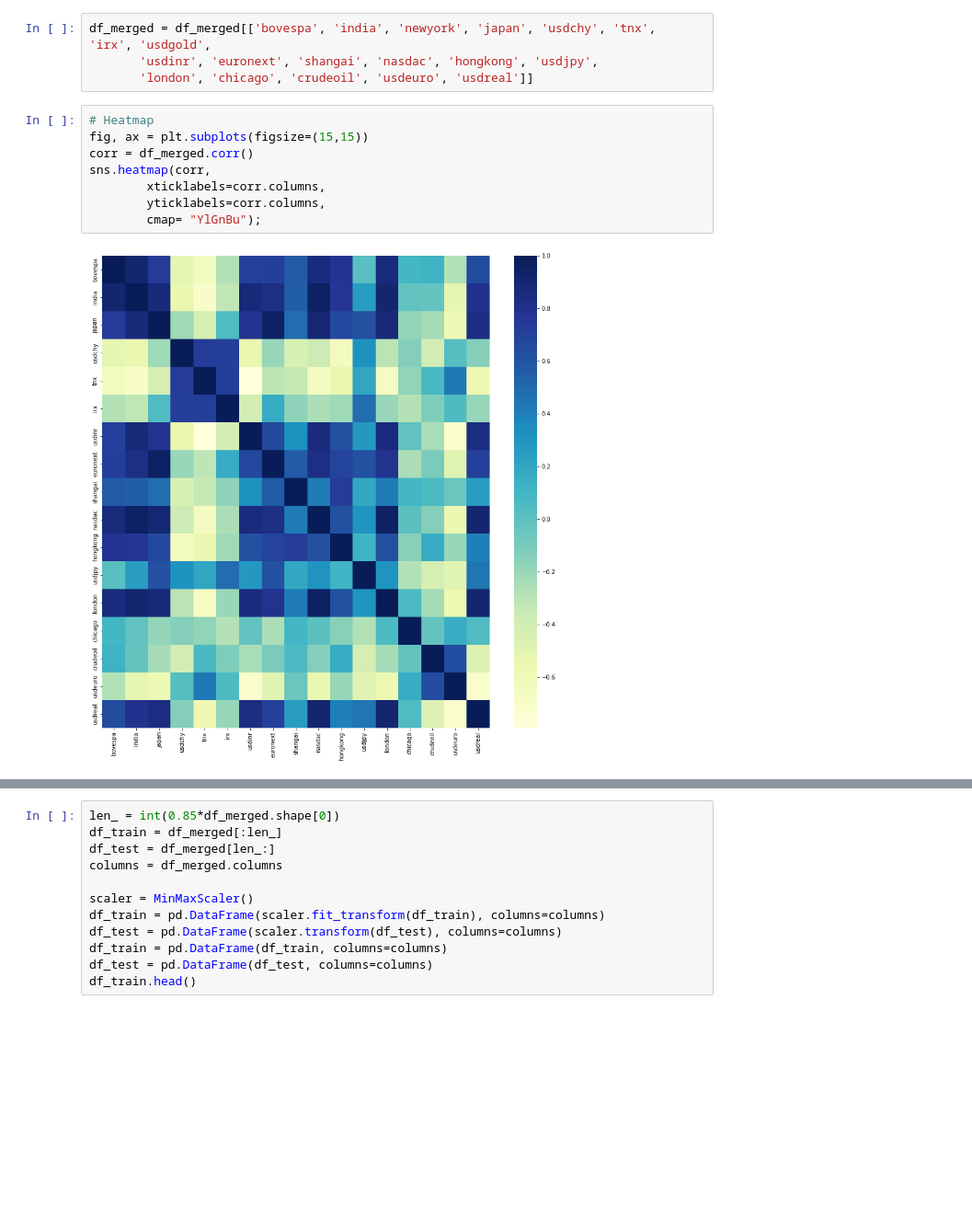
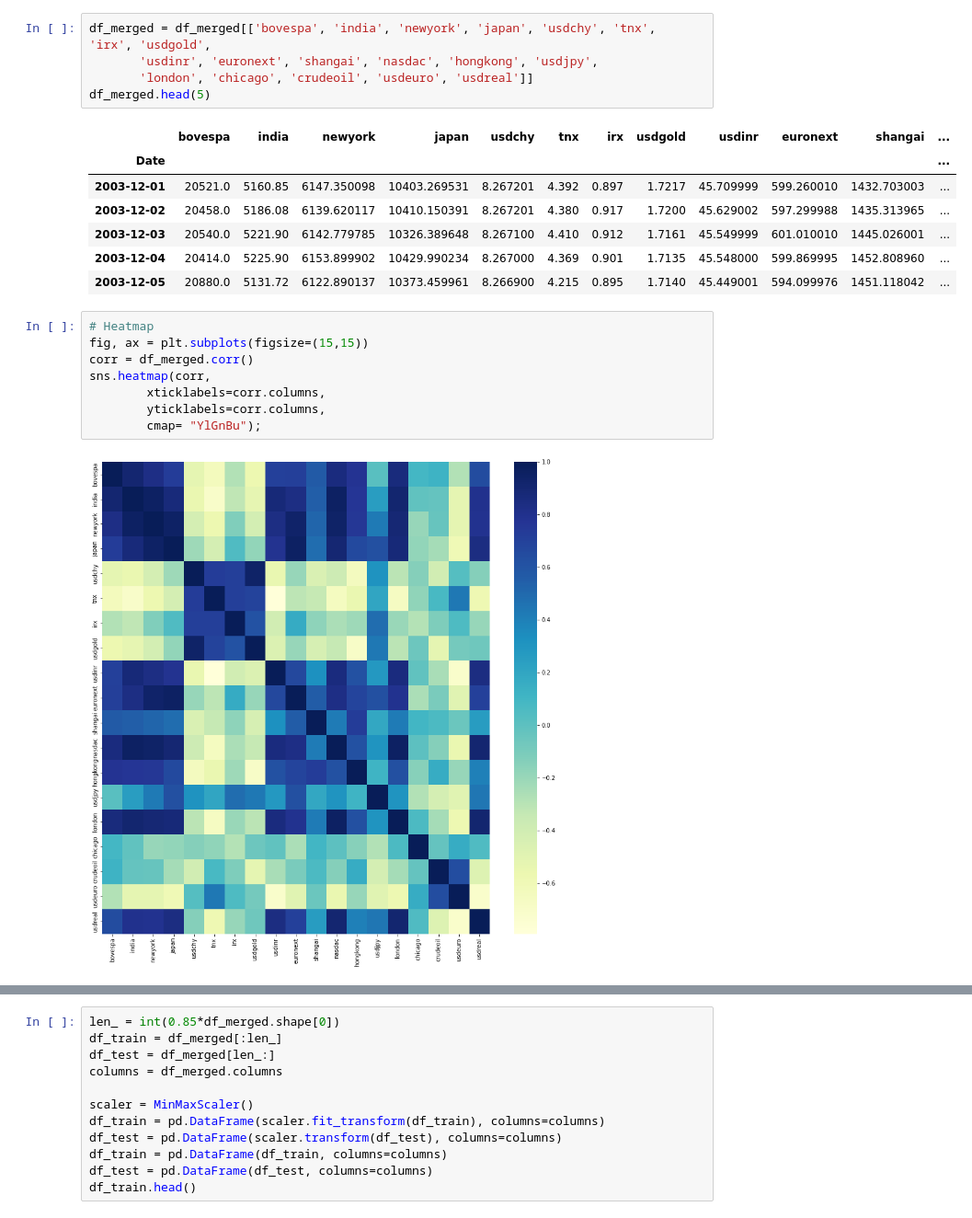
Before and after one commit to bulend-karadag/Recurrent-Neural-Network-Project, a Jupyter notebook: stockMarket.ipynb, the cells around one changed output, grey strips where cells are left out. Shown: that part at 92% size. Cells and saved outputs as stored; diff of their text form; blank space fills up the shorter version.

```diff
--- a/stockMarket.ipynb
+++ b/stockMarket.ipynb
@@ -52,14 +53,23 @@ df_merged.shape
-# %%
-df_merged = df_merged[['bovespa', 'india', 'newyork', 'japan', 'usdchy', 'tnx', 'irx', 'usdgold',
-       'usdinr', 'euronext', 'shangai', 'nasdac', 'hongkong', 'usdjpy',
-       'london', 'chicago', 'crudeoil', 'usdeuro', 'usdreal']]
-# %%
-# Heatmap
-fig, ax = plt.subplots(figsize=(15,15))
-corr = df_merged.corr()
-sns.heatmap(corr,
-        xticklabels=corr.columns,
-        yticklabels=corr.columns,
-        cmap= "YlGnBu");
-# %% [output]
-[figure, removed]
+# %%
+df_merged = df_merged[['bovespa', 'india', 'newyork', 'japan', 'usdchy', 'tnx', 'irx', 'usdgold',
+       'usdinr', 'euronext', 'shangai', 'nasdac', 'hongkong', 'usdjpy',
+       'london', 'chicago', 'crudeoil', 'usdeuro', 'usdreal']]
+df_merged.head(5)
+# %% [output]
+|  | bovespa | india | newyork | japan | usdchy | tnx | irx | usdgold | usdinr | euronext | shangai | ... |
+| Date |  |  |  |  |  |  |  |  |  |  |  | ... |
+| 2003-12-01 | 20521.0 | 5160.85 | 6147.350098 | 10403.269531 | 8.267201 | 4.392 | 0.897 | 1.7217 | 45.709999 | 599.260010 | 1432.703003 | ... |
+| 2003-12-02 | 20458.0 | 5186.08 | 6139.620117 | 10410.150391 | 8.267201 | 4.380 | 0.917 | 1.7200 | 45.629002 | 597.299988 | 1435.313965 | ... |
+| 2003-12-03 | 20540.0 | 5221.90 | 6142.779785 | 10326.389648 | 8.267100 | 4.410 | 0.912 | 1.7161 | 45.549999 | 601.010010 | 1445.026001 | ... |
+| 2003-12-04 | 20414.0 | 5225.90 | 6153.899902 | 10429.990234 | 8.267000 | 4.369 | 0.901 | 1.7135 | 45.548000 | 599.869995 | 1452.808960 | ... |
+| 2003-12-05 | 20880.0 | 5131.72 | 6122.890137 | 10373.459961 | 8.266900 | 4.215 | 0.895 | 1.7140 | 45.449001 | 594.099976 | 1451.118042 | ... |
+# %%
+# Heatmap
+fig, ax = plt.subplots(figsize=(15,15))
+corr = df_merged.corr()
+sns.heatmap(corr,
+        xticklabels=corr.columns,
+        yticklabels=corr.columns,
+        cmap= "YlGnBu");
+# %% [output]
+[figure, added]
```
Also changed, not shown: parts of 23 cells of this notebook, 1 other file.
